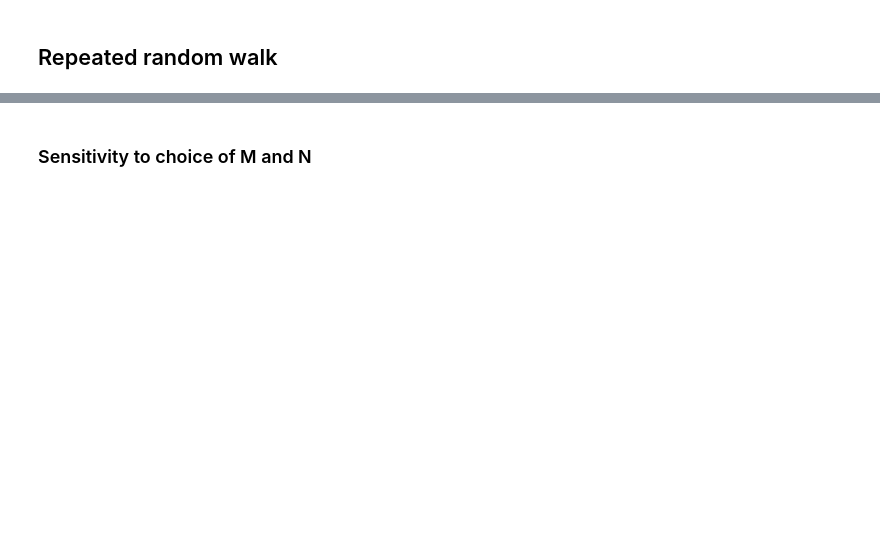
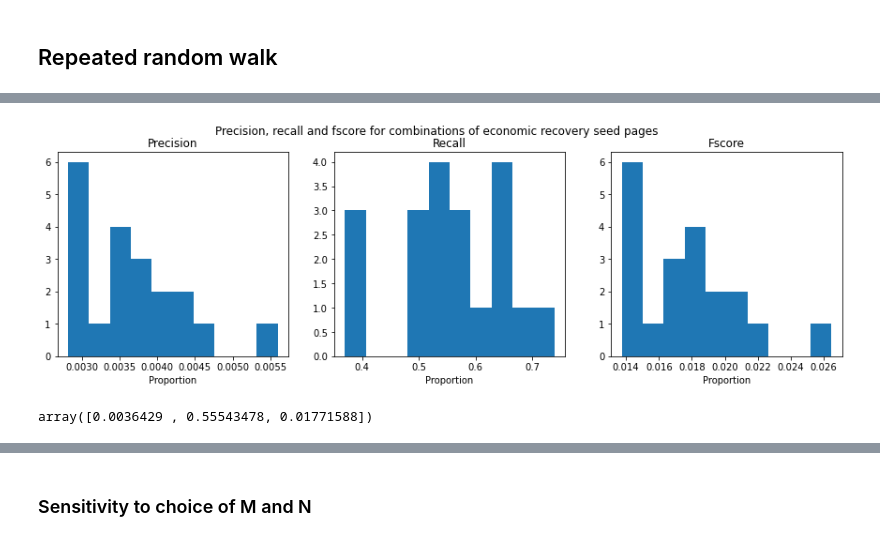
Before and after one commit to alphagov/govuk-wuj-network-analysis, a Jupyter notebook: notebooks/WUJ Community Detection.ipynb, the cells around one changed output, grey strips where cells are left out. Saved outputs shown, nothing was run; the diff lists cells and outputs as text; code cells hidden in the pictures; blank space fills up the shorter version.

```diff
--- a/notebooks/WUJ Community Detection.ipynb
+++ b/notebooks/WUJ Community Detection.ipynb
@@ -393,0 +407,11 @@ sorted(recalls, key=lambda x: x[1])[:3]
+# %%
+ps = []
+rs = []
+fs = []
+
+for seed_sample in tqdm(sab_seed_samples):
+    result = rw.repeat_random_walks(500,10,A,G,seed_sample,proba=False,combine='union',level=1,verbose=0,n_jobs=-1)
+    p,r,f = rw.evaluate(sab_pages, result['pages_visited'])
+    ps.append(p)
+    rs.append(r)
+    fs.append(f)
@@ -393,0 +438,11 @@ sorted(recalls, key=lambda x: x[1])[:3]
+# %%
+ps = []
+rs = []
+fs = []
+
+for seed_sample in tqdm(er_seed_samples):
+    result = rw.repeat_random_walks(500,10,A,G,seed_sample,proba=False,combine='union',level=1,verbose=0,n_jobs=-1)
+    p,r,f = rw.evaluate(er_pages, result['pages_visited'])
+    ps.append(p)
+    rs.append(r)
+    fs.append(f)
@@ -393,0 +458,18 @@ sorted(recalls, key=lambda x: x[1])[:3]
+# %%
+fig, ax = plt.subplots(1, 3, figsize=(15,4))
+fig.suptitle('Precision, recall and fscore for combinations of economic recovery seed pages')
+ax[0].hist(ps);
+ax[0].set_title("Precision");
+ax[0].set_xlabel("Proportion");
+ax[1].hist(rs);
+ax[1].set_title("Recall");
+ax[1].set_xlabel("Proportion");
+ax[2].hist(fs);
+ax[2].set_title("Fscore");
+ax[2].set_xlabel("Proportion");
+# %% [output]
+[figure, added]
+# %%
+np.mean([ps,rs,fs], axis=1)
+# %% [output]
+array([0.0036429 , 0.55543478, 0.01771588])
```
Also changed, not shown: parts of 177 cells of this notebook, 10 other files.
